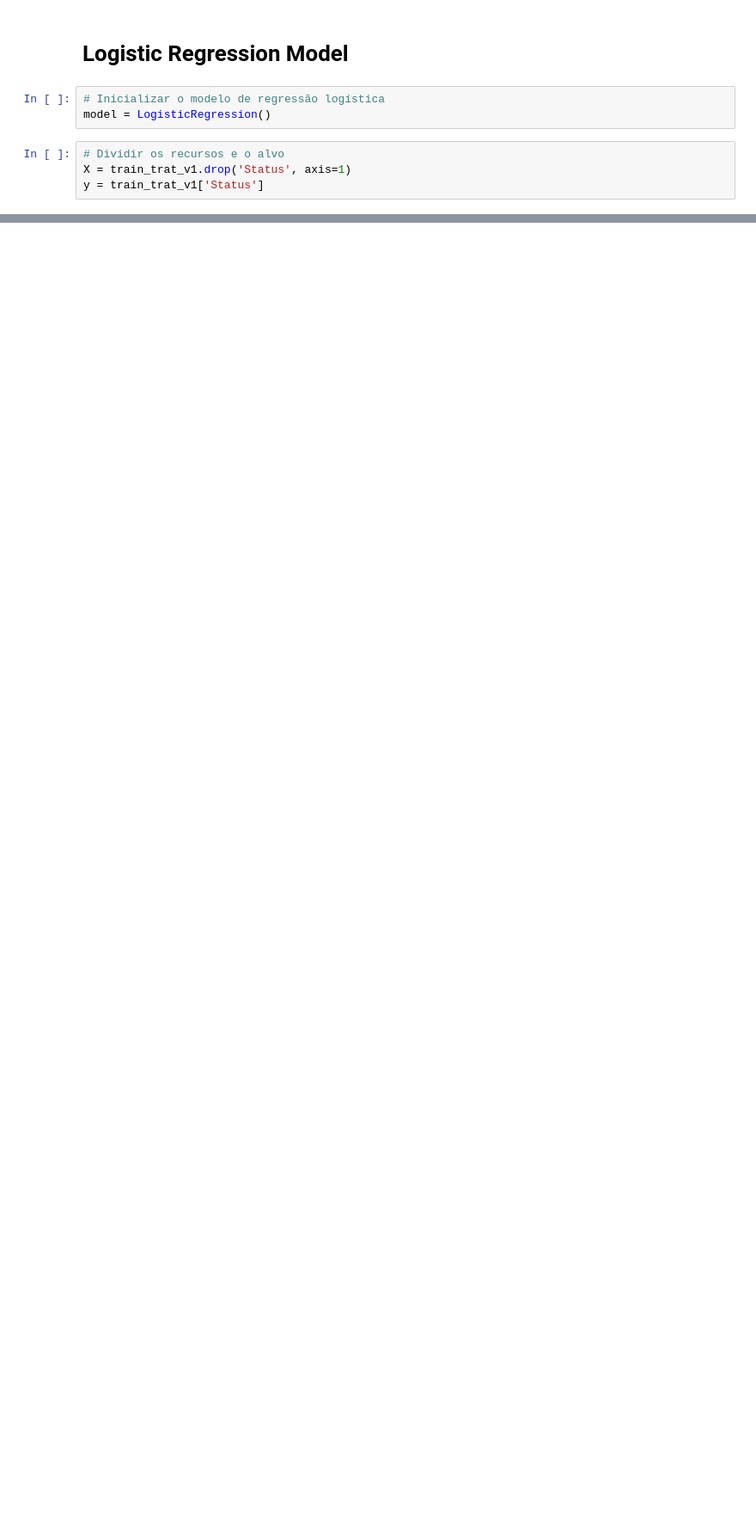
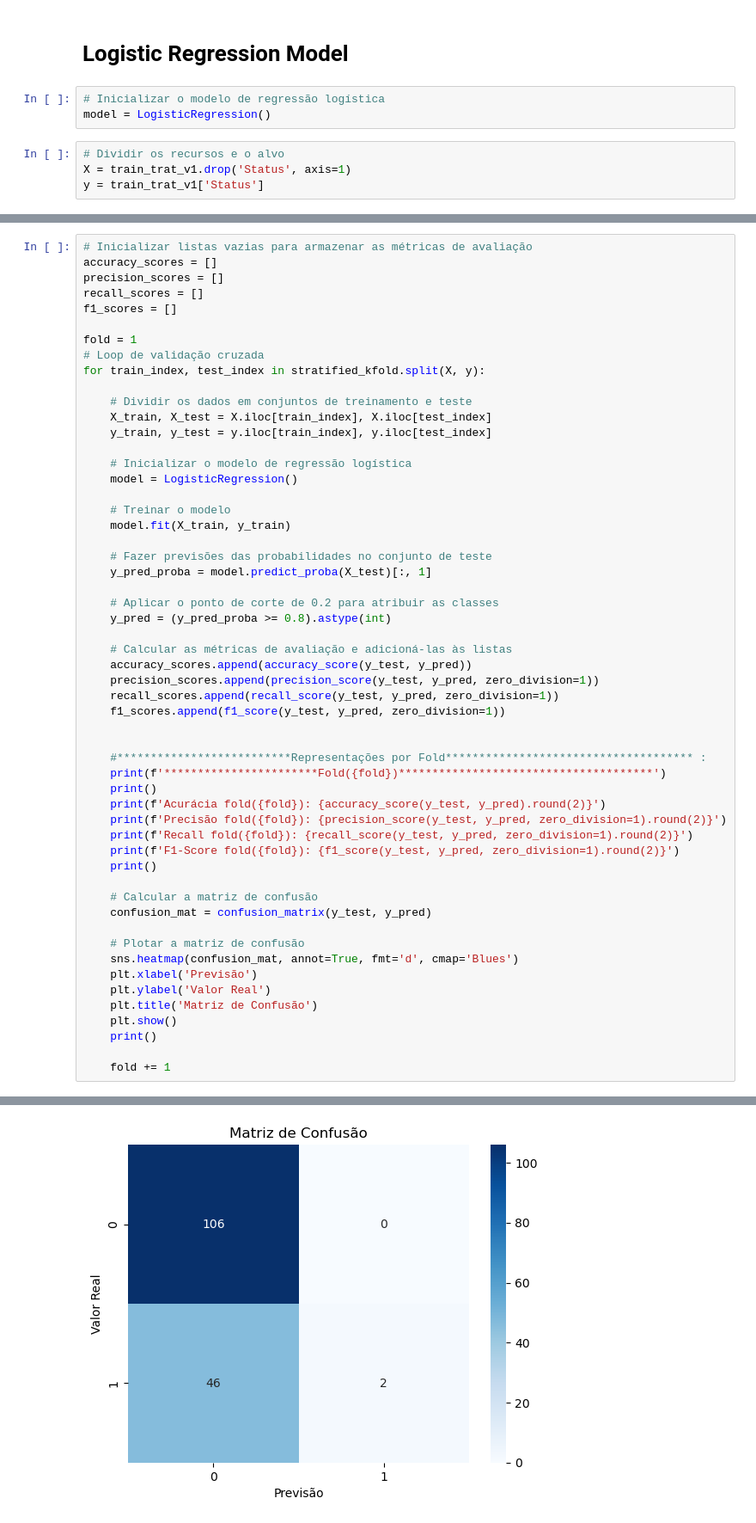
Before and after one commit to vitor-tgomes/loan_dataset_analysis, a Jupyter notebook: Loan_logistic_regression.ipynb, the cells around one changed output, grey strips where cells are left out. Shown at 86% size. Cells and saved outputs as stored; diff of their text form; blank space fills up the shorter version.

```diff
--- a/Loan_logistic_regression.ipynb
+++ b/Loan_logistic_regression.ipynb
@@ -220,0 +335,56 @@ F1-Score médio: 0.1
+# %%
+# Inicializar listas vazias para armazenar as métricas de avaliação
+accuracy_scores = []
+precision_scores = []
+recall_scores = []
+f1_scores = []
+
+fold = 1
+# Loop de validação cruzada
+for train_index, test_index in stratified_kfold.split(X, y):
+
+    # Dividir os dados em conjuntos de treinamento e teste
+    X_train, X_test = X.iloc[train_index], X.iloc[test_index]
+    y_train, y_test = y.iloc[train_index], y.iloc[test_index]
+
+    # Inicializar o modelo de regressão logística
+    model = LogisticRegression()
+
+    # Treinar o modelo
+    model.fit(X_train, y_train)
+
+    # Fazer previsões das probabilidades no conjunto de teste
+    y_pred_proba = model.predict_proba(X_test)[:, 1]
+
+    # Aplicar o ponto de corte de 0.2 para atribuir as classes
+    y_pred = (y_pred_proba >= 0.8).astype(int)
+
+    # Calcular as métricas de avaliação e adicioná-las às listas
+    accuracy_scores.append(accuracy_score(y_test, y_pred))
+    precision_scores.append(precision_score(y_test, y_pred, zero_division=1))
+    recall_scores.append(recall_score(y_test, y_pred, zero_division=1))
+    f1_scores.append(f1_score(y_test, y_pred, zero_division=1))
+
+
+    #**************************Representações por Fold************************************* :
+    print(f'***********************Fold({fold})**************************************')
+    print()
+    print(f'Acurácia fold({fold}): {accuracy_score(y_test, y_pred).round(2)}')
+    print(f'Precisão fold({fold}): {precision_score(y_test, y_pred, zero_division=1).round(2)}')
+    print(f'Recall fold({fold}): {recall_score(y_test, y_pred, zero_division=1).round(2)}')
+    print(f'F1-Score fold({fold}): {f1_score(y_test, y_pred, zero_division=1).round(2)}')
+    print()
+
+    # Calcular a matriz de confusão
+    confusion_mat = confusion_matrix(y_test, y_pred)
+
+    # Plotar a matriz de confusão
+    sns.heatmap(confusion_mat, annot=True, fmt='d', cmap='Blues')
+    plt.xlabel('Previsão')
+    plt.ylabel('Valor Real')
+    plt.title('Matriz de Confusão')
+    plt.show()
+    print()
+
+    fold += 1
+# %% [output]
@@ -220,0 +397 @@ F1-Score médio: 0.1
+[figure, added]
```
Also changed, not shown: parts of 24 cells of this notebook.
